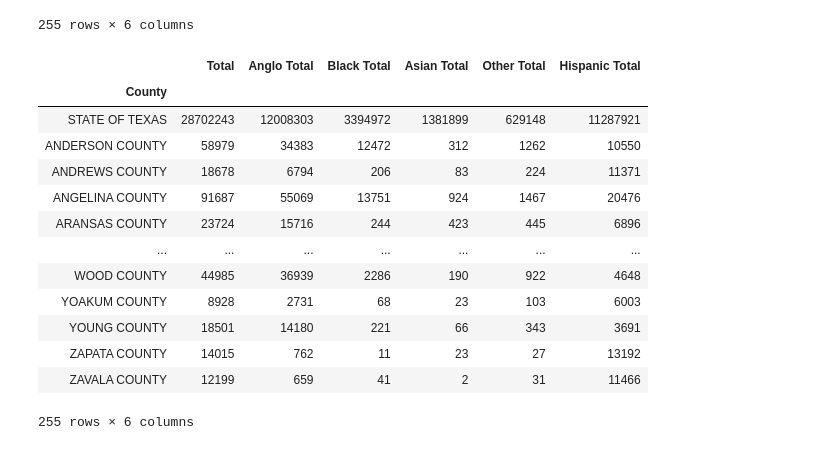
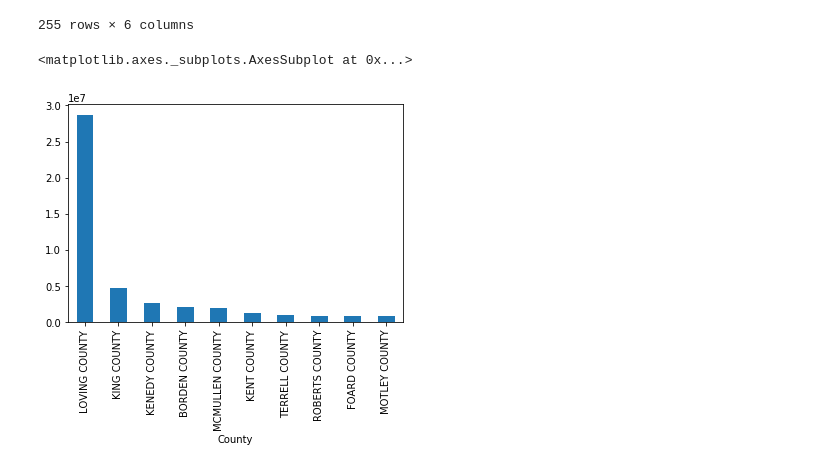
Before and after one commit to snarkers/Group-Project-1, a Jupyter notebook: Group Project 1 Data/Texas Demographic Data/county_dem_data.ipynb, the cells around one changed output. Drawn from its saved outputs; the diff is of its cells as text; code cells hidden in the pictures.

Commit message:
plots w/ errors

```diff
--- a/Group Project 1 Data/Texas Demographic Data/county_dem_data.ipynb
+++ b/Group Project 1 Data/Texas Demographic Data/county_dem_data.ipynb
@@ -193,19 +208,12 @@ df_2018  = df_2018.drop(["FIPS",
                         "NH_Asian_Female"],
                       axis = 1)
 df_2018 = df_2018.rename(columns={"NH_White_Total": "Anglo Total", "NH_Black_Total": "Black Total", "NH_Other_Total": "Other Total", "Hispanic_Total": "Hispanic Total", "NH_Asian_Total": "Asian Total"})
-df_2018
-# %% [output]
-|  | Total | Anglo Total | Black Total | Asian Total | Other Total | Hispanic Total |
-| County |  |  |  |  |  |  |
-| STATE OF TEXAS | 28702243 | 12008303 | 3394972 | 1381899 | 629148 | 11287921 |
-| ANDERSON COUNTY | 58979 | 34383 | 12472 | 312 | 1262 | 10550 |
-| ANDREWS COUNTY | 18678 | 6794 | 206 | 83 | 224 | 11371 |
-| ANGELINA COUNTY | 91687 | 55069 | 13751 | 924 | 1467 | 20476 |
-| ARANSAS COUNTY | 23724 | 15716 | 244 | 423 | 445 | 6896 |
-| ... | ... | ... | ... | ... | ... | ... |
-| WOOD COUNTY | 44985 | 36939 | 2286 | 190 | 922 | 4648 |
-| YOAKUM COUNTY | 8928 | 2731 | 68 | 23 | 103 | 6003 |
-| YOUNG COUNTY | 18501 | 14180 | 221 | 66 | 343 | 3691 |
-| ZAPATA COUNTY | 14015 | 762 | 11 | 23 | 27 | 13192 |
-| ZAVALA COUNTY | 12199 | 659 | 41 | 2 | 31 | 11466 |
-255 rows × 6 columns
+# %%
+largest_2018 = df_2018["Total"].nlargest(10)
+largest_2018.plot(kind = "bar")
+
+smallest_2018 = df_2018["Total"].nsmallest(10)
+smallest_2018.plot(kind = "bar")
+# %% [output]
+<matplotlib.axes._subplots.AxesSubplot at 0x...>
+[figure, added]
```
Also changed, not shown: parts of 6 cells of this notebook.
